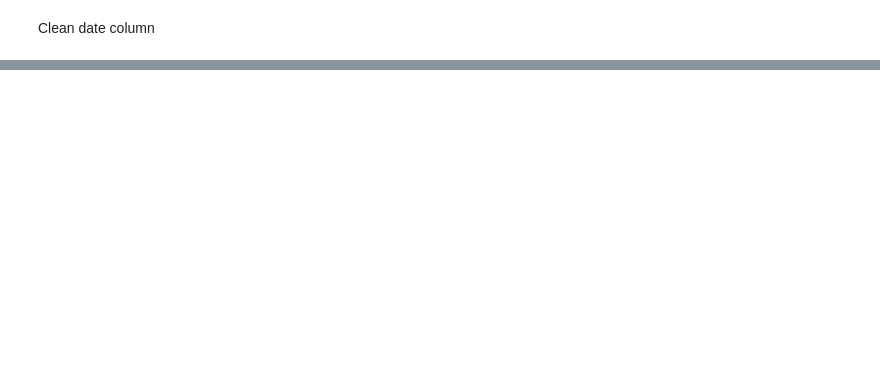
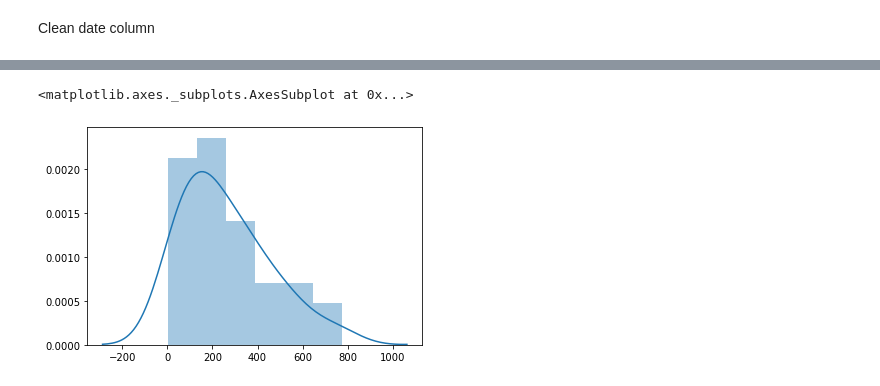
Before and after one commit to tahentx/pv_workbook, a Jupyter notebook: datascience/safegraph/tj.ipynb, the cells around one changed output, grey strips where cells are left out. Saved outputs shown, nothing was run; the diff lists cells and outputs as text; code cells hidden in the pictures; blank space fills up the shorter version.

```diff
--- a/datascience/safegraph/tj.ipynb
+++ b/datascience/safegraph/tj.ipynb
@@ -36,0 +36,5 @@ bay_area_patterns
+# %%
+sns.distplot(bay_area_patterns.raw_visitor_counts.values)
+# %% [output]
+<matplotlib.axes._subplots.AxesSubplot at 0x...>
+[figure, added]
```
Also changed, not shown: parts of 25 cells of this notebook.
